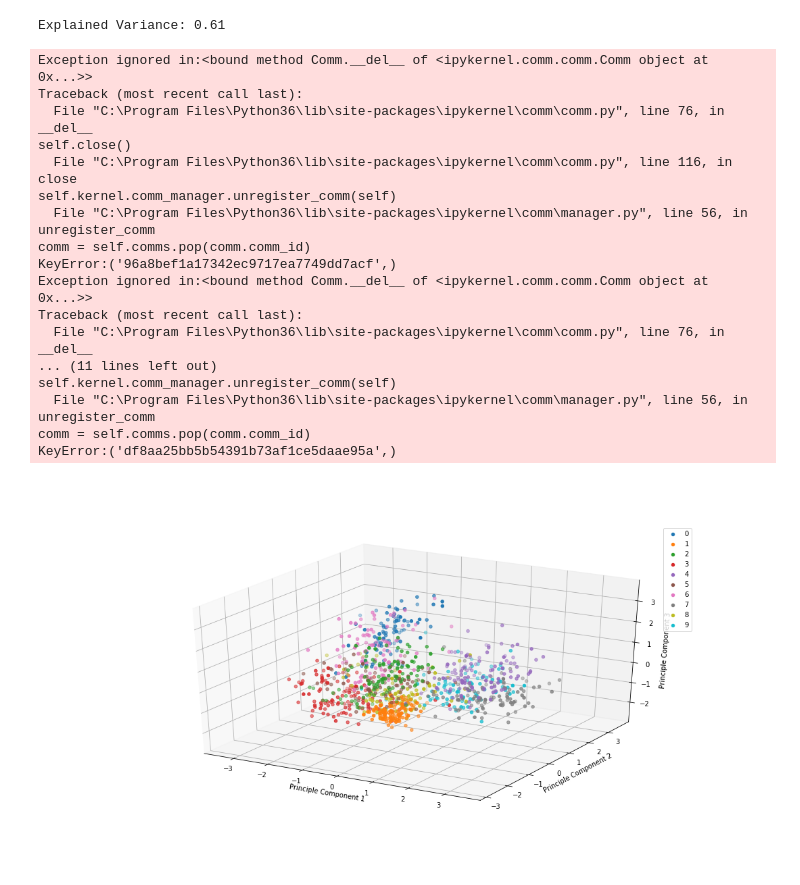
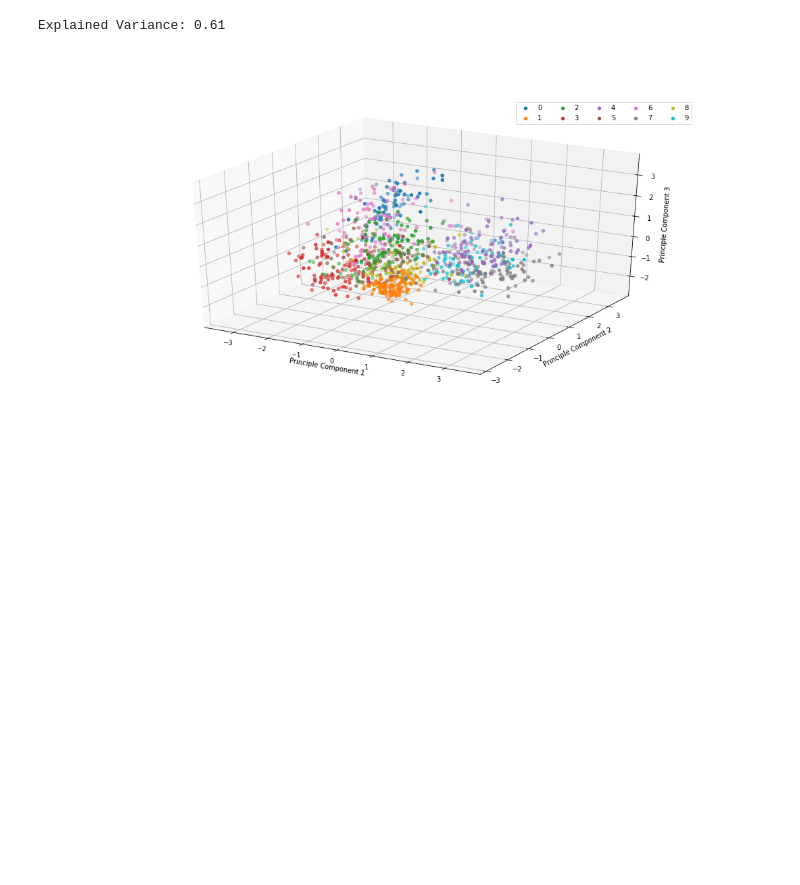
Before and after one commit to paddepadde/generative-models, a Jupyter notebook: simple_vae.ipynb, the cells around one changed output. Cells and saved outputs as stored; diff of their text form; code cells hidden in the pictures; blank space fills up the shorter version.

```diff
--- a/simple_vae.ipynb
+++ b/simple_vae.ipynb
@@ -169,42 +163,24 @@ x = pca.fit_transform(z)
 Explained Variance: 0.61
 # %%
 from mpl_toolkits.mplot3d import Axes3D
-%config InlineBackend.print_figure_kwargs = {'bbox_inches':None}
 
 scatter_x = x[:, 0]
 scatter_y = x[:, 1]
 scatter_z = x[:, 2]
 
 fig = plt.figure(figsize=(15, 8))
 ax = fig.add_subplot(111, projection='3d')
 
 # split for 9 classes
 for c in np.unique(y):
     idx = np.where(y == c)
     ax.scatter(scatter_x[idx], scatter_y[idx], scatter_z[idx])
 
 ax.set_xlabel('Principle Component 1')
 ax.set_ylabel('Principle Component 2')
 ax.set_zlabel('Principle Component 3')
-ax.legend([str(i) for i in range(0, 10)])
+ax.legend([str(i) for i in range(0, 10)], ncol=5)
 
 plt.show()
 # %% [output]
-Exception ignored in:<bound method Comm.__del__ of <ipykernel.comm.comm.Comm object at 0x...>>
-Traceback (most recent call last):
-  File "C:\Program Files\Python36\lib\site-packages\ipykernel\comm\comm.py", line 76, in __del__
-self.close()
-  File "C:\Program Files\Python36\lib\site-packages\ipykernel\comm\comm.py", line 116, in close
-self.kernel.comm_manager.unregister_comm(self)
-  File "C:\Program Files\Python36\lib\site-packages\ipykernel\comm\manager.py", line 56, in unregister_comm
-comm = self.comms.pop(comm.comm_id)
-KeyError:('96a8bef1a17342ec9717ea7749dd7acf',)
-Exception ignored in:<bound method Comm.__del__ of <ipykernel.comm.comm.Comm object at 0x...>>
-Traceback (most recent call last):
-  File "C:\Program Files\Python36\lib\site-packages\ipykernel\comm\comm.py", line 76, in __del__
-... (11 lines left out)
-self.kernel.comm_manager.unregister_comm(self)
-  File "C:\Program Files\Python36\lib\site-packages\ipykernel\comm\manager.py", line 56, in unregister_comm
-comm = self.comms.pop(comm.comm_id)
-KeyError:('df8aa25bb5b54391b73af1ce5daae95a',)
-[figure, old version]
+[figure, new version]
```
Also changed, not shown: parts of 4 cells of this notebook.
